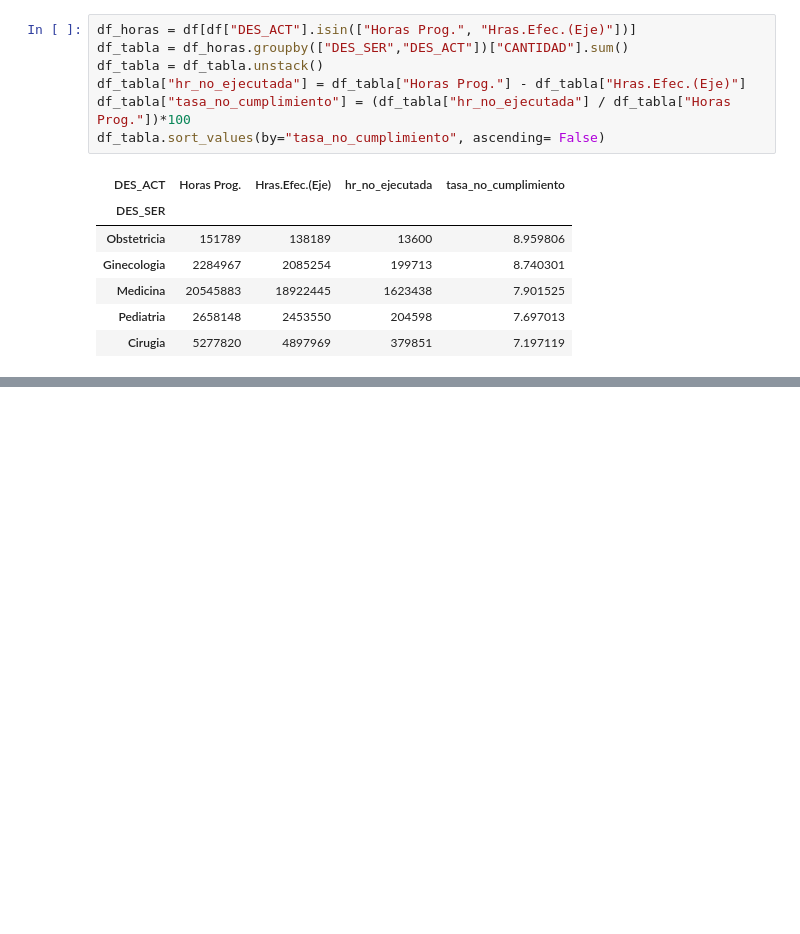
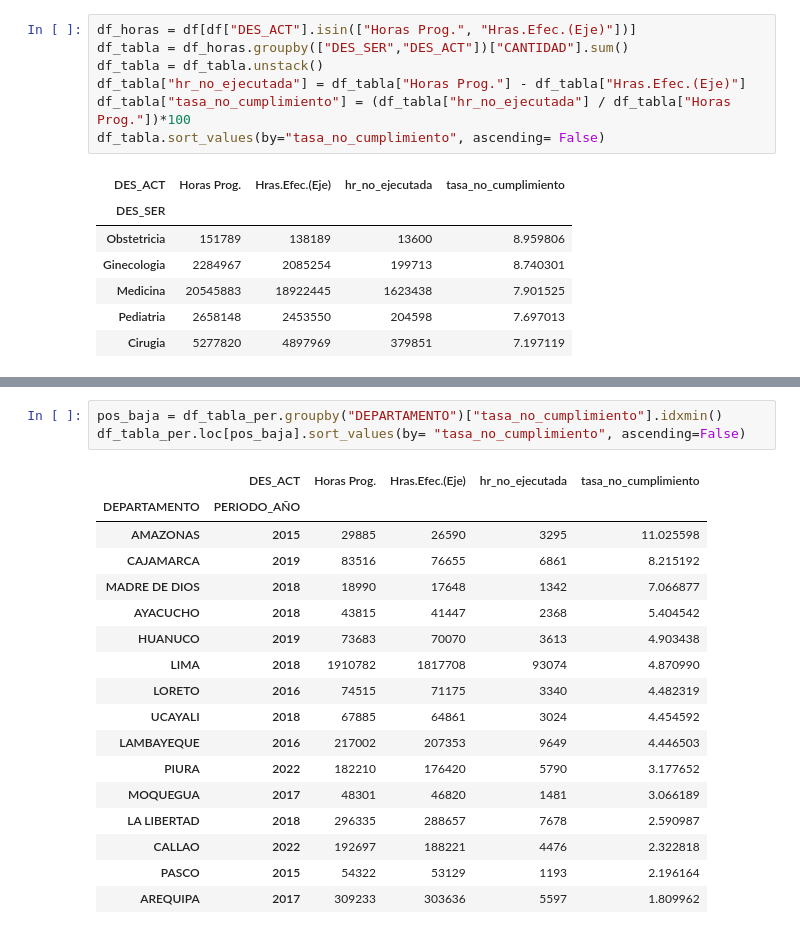
Before and after one commit to jeanpierre-gamboa/Data_Analysis_Essalud, a Jupyter notebook: perfil.ipynb, the cells around one changed output, grey strips where cells are left out. Saved outputs shown, nothing was run; the diff lists cells and outputs as text; blank space fills up the shorter version.

```diff
--- a/perfil.ipynb
+++ b/perfil.ipynb
@@ -195,0 +338,21 @@ df_tabla.sort_values(by="tasa_no_cumplimiento", ascending= False)
+# %%
+pos_baja = df_tabla_per.groupby("DEPARTAMENTO")["tasa_no_cumplimiento"].idxmin()
+df_tabla_per.loc[pos_baja].sort_values(by= "tasa_no_cumplimiento", ascending=False)
+# %% [output]
+|  | DES_ACT | Horas Prog. | Hras.Efec.(Eje) | hr_no_ejecutada | tasa_no_cumplimiento |
+| DEPARTAMENTO | PERIODO_AÑO |  |  |  |  |
+| AMAZONAS | 2015 | 29885 | 26590 | 3295 | 11.025598 |
+| CAJAMARCA | 2019 | 83516 | 76655 | 6861 | 8.215192 |
+| MADRE DE DIOS | 2018 | 18990 | 17648 | 1342 | 7.066877 |
+| AYACUCHO | 2018 | 43815 | 41447 | 2368 | 5.404542 |
+| HUANUCO | 2019 | 73683 | 70070 | 3613 | 4.903438 |
+| LIMA | 2018 | 1910782 | 1817708 | 93074 | 4.870990 |
+| LORETO | 2016 | 74515 | 71175 | 3340 | 4.482319 |
+| UCAYALI | 2018 | 67885 | 64861 | 3024 | 4.454592 |
+| LAMBAYEQUE | 2016 | 217002 | 207353 | 9649 | 4.446503 |
+| PIURA | 2022 | 182210 | 176420 | 5790 | 3.177652 |
+| MOQUEGUA | 2017 | 48301 | 46820 | 1481 | 3.066189 |
+| LA LIBERTAD | 2018 | 296335 | 288657 | 7678 | 2.590987 |
+| CALLAO | 2022 | 192697 | 188221 | 4476 | 2.322818 |
+| PASCO | 2015 | 54322 | 53129 | 1193 | 2.196164 |
+| AREQUIPA | 2017 | 309233 | 303636 | 5597 | 1.809962 |
```
Also changed, not shown: parts of 9 cells of this notebook.
